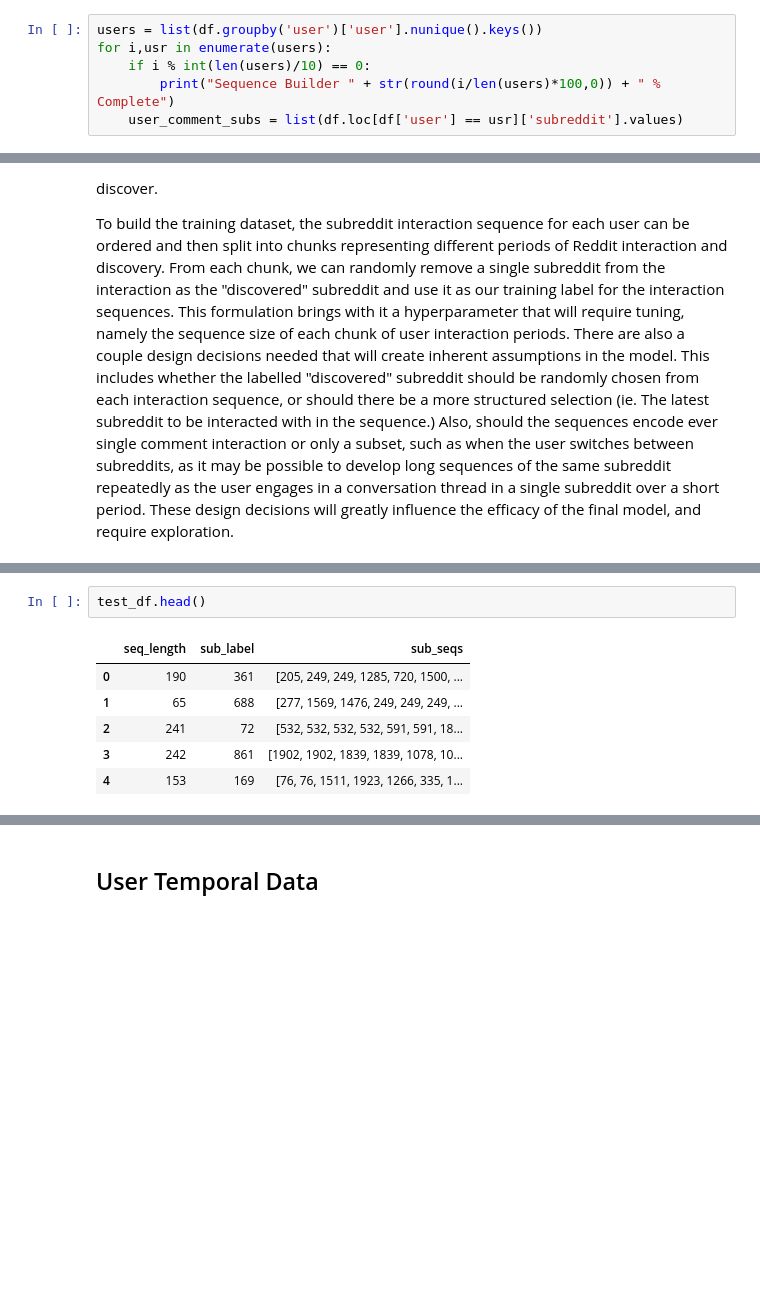
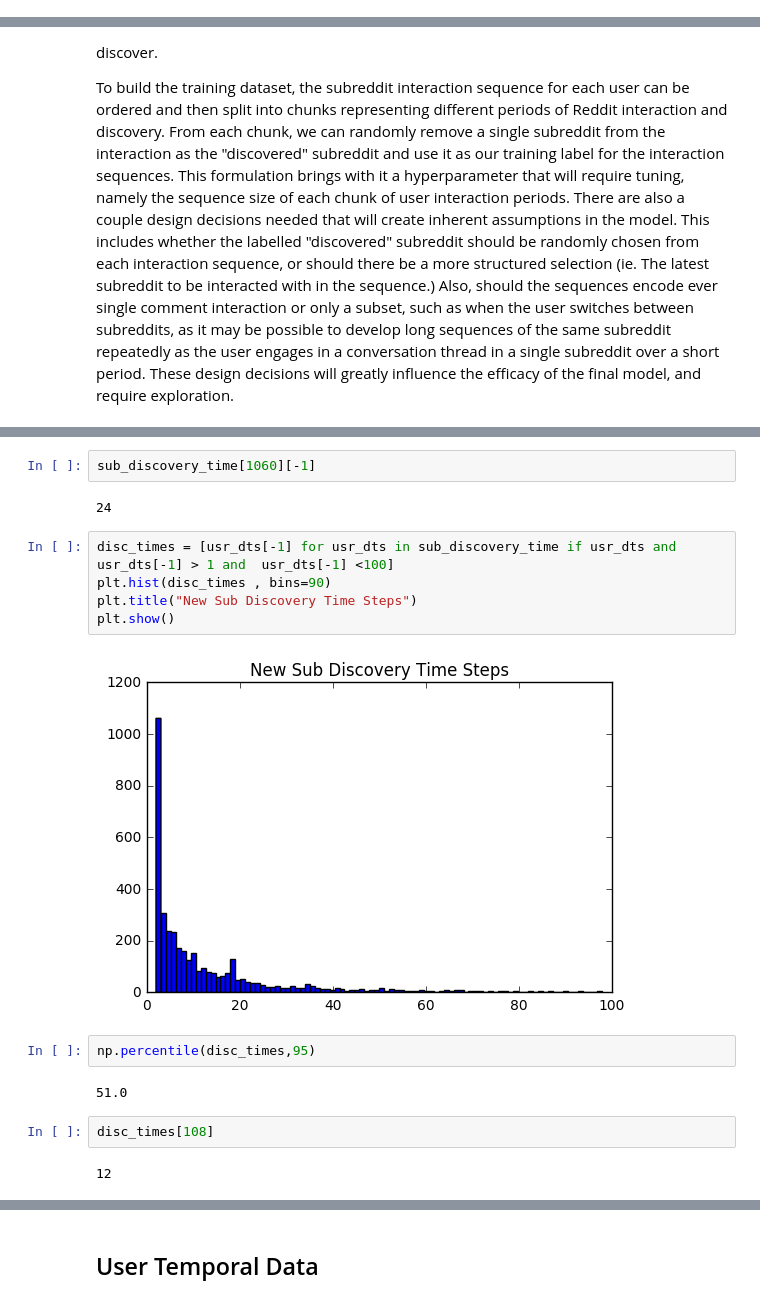
Before and after one commit to cole-maclean/MAI-CI, a Jupyter notebook: notebooks/EDA Notebook.ipynb, the cells around one changed output, grey strips where cells are left out. Drawn from its saved outputs; the diff is of its cells as text; blank space fills up the shorter version.

```diff
--- a/notebooks/EDA Notebook.ipynb
+++ b/notebooks/EDA Notebook.ipynb
@@ -8,9 +8,3 @@ identify users very far from you to introduce outside perspectives
 Center of gravity of user comments over time of user account age
 comment -> subreddit sequenced RNN, predict next subreddit to comment in?
 Use subbeddit tags and related subreddits for network connections in embedding network
-# %%
-users = list(df.groupby('user')['user'].nunique().keys())
-for i,usr in enumerate(users):
-    if i % int(len(users)/10) == 0:
-        print("Sequence Builder " + str(round(i/len(users)*100,0)) + " % Complete")
-    user_comment_subs = list(df.loc[df['user'] == usr]['subreddit'].values)
@@ -185,9 +138,19 @@ Sequence Builder 95.0 % Complete
-# %%
-test_df.head()
-# %% [output]
-|  | seq_length | sub_label | sub_seqs |
-| 0 | 190 | 361 | [205, 249, 249, 1285, 720, 1500, ... |
-| 1 | 65 | 688 | [277, 1569, 1476, 249, 249, 249, ... |
-| 2 | 241 | 72 | [532, 532, 532, 532, 591, 591, 18... |
-| 3 | 242 | 861 | [1902, 1902, 1839, 1839, 1078, 10... |
-| 4 | 153 | 169 | [76, 76, 1511, 1923, 1266, 335, 1... |
+# %%
+sub_discovery_time[1060][-1]
+# %% [output]
+24
+# %%
+disc_times = [usr_dts[-1] for usr_dts in sub_discovery_time if usr_dts and usr_dts[-1] > 1 and  usr_dts[-1] <100]
+plt.hist(disc_times , bins=90)
+plt.title("New Sub Discovery Time Steps")
+plt.show()
+# %% [output]
+[figure, added]
+# %%
+np.percentile(disc_times,95)
+# %% [output]
+51.0
+# %%
+disc_times[108]
+# %% [output]
+12
```
Also changed, not shown: parts of 9 cells of this notebook, 2 other files.
